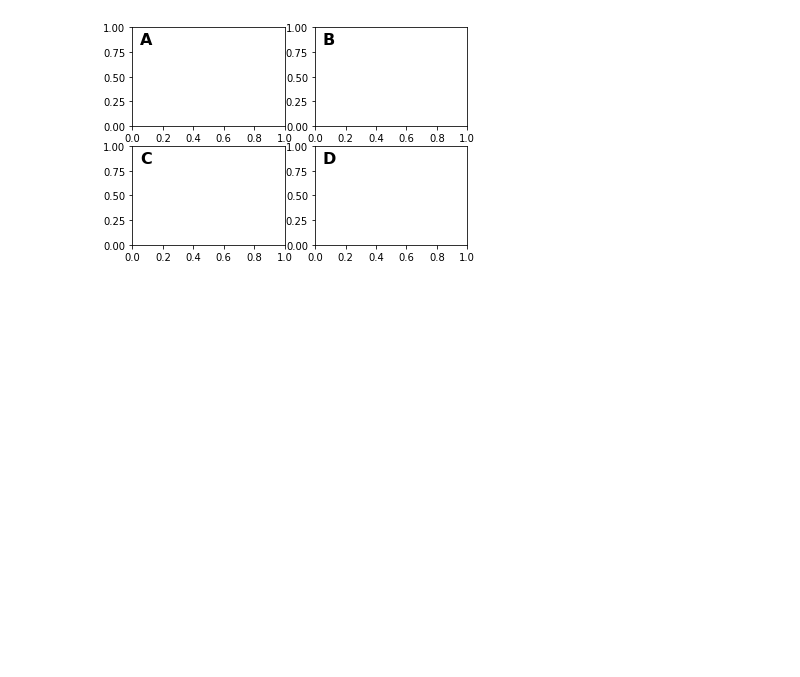
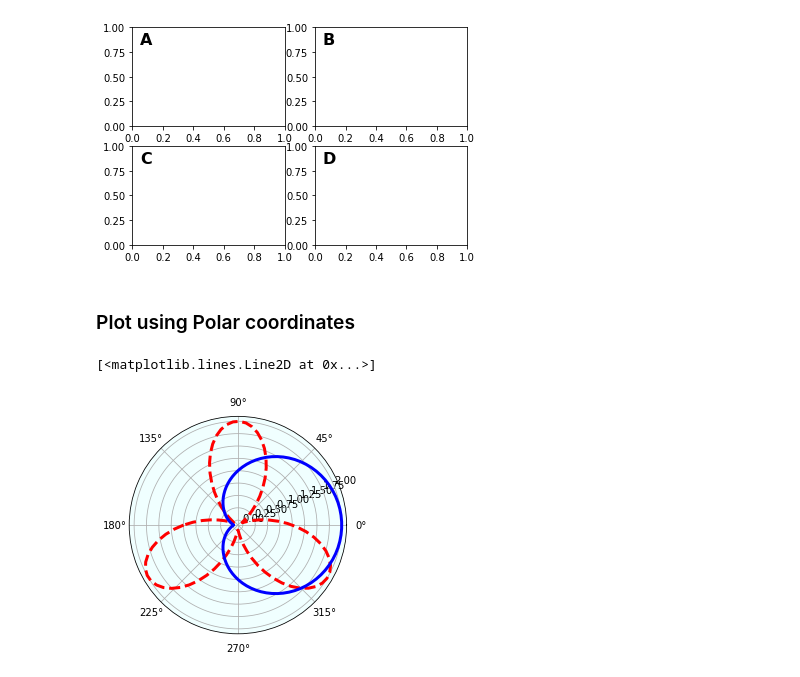
Before and after one commit to surya1singh/DataScienceEssentials, a Jupyter notebook: Numpy/Using matplotlib.ipynb, the cells around one changed output. Drawn from its saved outputs; the diff is of its cells as text; code cells hidden in the pictures; blank space fills up the shorter version.

Commit message:
Plot using Polar coordinates

```diff
--- a/Numpy/Using matplotlib.ipynb
+++ b/Numpy/Using matplotlib.ipynb
@@ -79,3 +79,30 @@ for i, label in enumerate(('A', 'B', 'C', 'D')):
 plt.show()
 # %% [output]
 [figure]
+# %% [markdown]
+### Plot using Polar coordinates
+# %%
+theta = np.linspace(-np.pi, np.pi, 100)
+r1 = 1 - np.sin(3*theta)
+r2 = 1 + np.cos(theta)
+# %%
+ax = plt.subplot(111, polar=True,      # add subplot in polar coordinates
+                 facecolor='Azure')       # background colour
+
+ax.set_rmax(2.2)                       # r maximum value
+ax.grid(True)                          # add the grid
+
+ax.plot(theta, r1,
+        color='R',                # line colour
+        ls='--',                       # line style
+        lw=3,                          # line width
+        label='a 3-fold curve')        # label
+
+ax.plot(theta, r2,
+        color='B',
+        linewidth=3,
+        ls = '-',
+        label = 'a cardioid')
+# %% [output]
+[<matplotlib.lines.Line2D at 0x...>]
+[figure, added]
```
Also changed, not shown: parts of 1 cell of this notebook.
